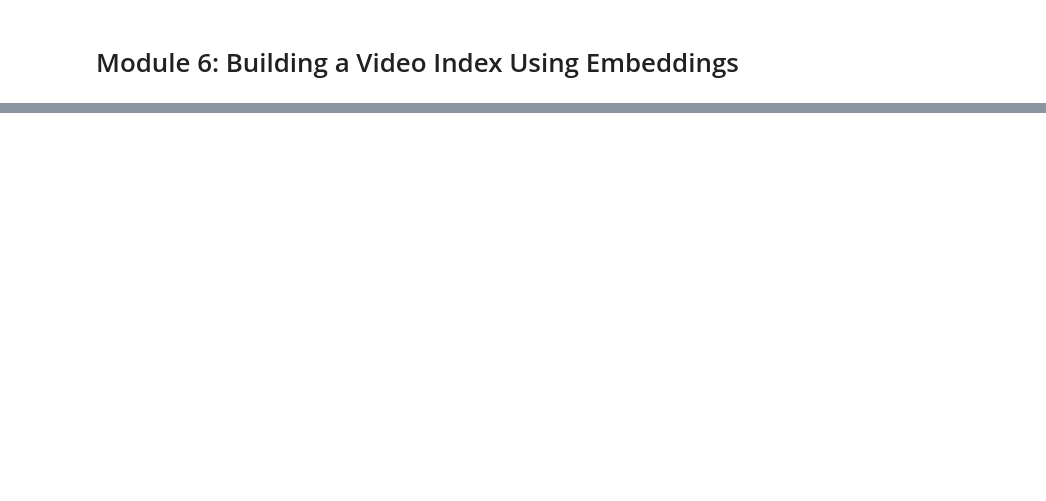
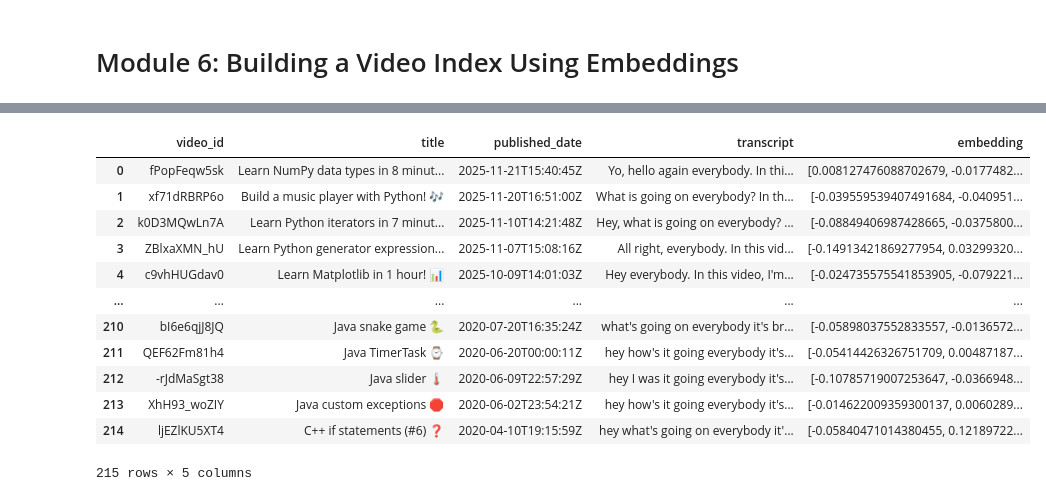
Before and after one commit to Joshika-Mentor/AI-Query-Tube, a Jupyter notebook: AI_Query_tube.ipynb, the cells around one changed output, grey strips where cells are left out. Drawn from its saved outputs; the diff is of its cells as text; code cells hidden in the pictures; blank space fills up the shorter version.

```diff
--- a/AI_Query_tube.ipynb
+++ b/AI_Query_tube.ipynb
@@ -388,0 +560,18 @@ Top-3 Recall : 0.60
+# %%
+
+df["final_text"] = (
+    df["title"] + " " +
+    df["title"] + " " +   # title weighted twice
+    df["transcript"]
+)
+# %%
+
+
+model = SentenceTransformer("all-MiniLM-L6-v2")
+# %%
+embeddings = model.encode(
+    df["final_text"].tolist(),
+    show_progress_bar=True
+)
+
+print("Embedding shape:", embeddings.shape)
@@ -388,0 +580,4 @@ Top-3 Recall : 0.60
+# %%
+df["embedding"] = embeddings.tolist()
+
+df[["video_id", "embedding"]].head(250)
@@ -388,0 +598,18 @@ Top-3 Recall : 0.60
+# %%
+df_final = df.drop(columns=["final_text"])
+
+df_final
+# %% [output]
+|  | video_id | title | published_date | transcript | embedding |
+| 0 | fPopFeqw5sk | Learn NumPy data types in 8 minut... | 2025-11-21T15:40:45Z | Yo, hello again everybody. In thi... | [0.008127476088702679, -0.0177482... |
+| 1 | xf71dRBRP6o | Build a music player with Python! 🎶 | 2025-11-20T16:51:00Z | What is going on everybody? In th... | [-0.039559539407491684, -0.040951... |
+| 2 | k0D3MQwLn7A | Learn Python iterators in 7 minut... | 2025-11-10T14:21:48Z | Hey, what is going on everybody? ... | [-0.08849406987428665, -0.0375800... |
+| 3 | ZBlxaXMN_hU | Learn Python generator expression... | 2025-11-07T15:08:16Z | All right, everybody. In this vid... | [-0.14913421869277954, 0.03299320... |
+| 4 | c9vhHUGdav0 | Learn Matplotlib in 1 hour! 📊 | 2025-10-09T14:01:03Z | Hey everybody. In this video, I'm... | [-0.024735575541853905, -0.079221... |
+| ... | ... | ... | ... | ... | ... |
+| 210 | bI6e6qjJ8JQ | Java snake game 🐍 | 2020-07-20T16:35:24Z | what's going on everybody it's br... | [-0.05898037552833557, -0.0136572... |
+| 211 | QEF62Fm81h4 | Java TimerTask ⌚ | 2020-06-20T00:00:11Z | hey how's it going everybody it's... | [-0.05414426326751709, 0.00487187... |
+| 212 | -rJdMaSgt38 | Java slider 🌡️ | 2020-06-09T22:57:29Z | hey I was it going everybody it's... | [-0.10785719007253647, -0.0366948... |
+| 213 | XhH93_woZIY | Java custom exceptions 🛑 | 2020-06-02T23:54:21Z | hey how's it going everybody it's... | [-0.014622009359300137, 0.0060289... |
+| 214 | ljEZlKU5XT4 | C++ if statements (#6) ❓ | 2020-04-10T19:15:59Z | hey what's going on everybody it'... | [-0.05840471014380455, 0.12189722... |
+215 rows × 5 columns
```
Also changed, not shown: parts of 37 cells of this notebook, 1 other file.
